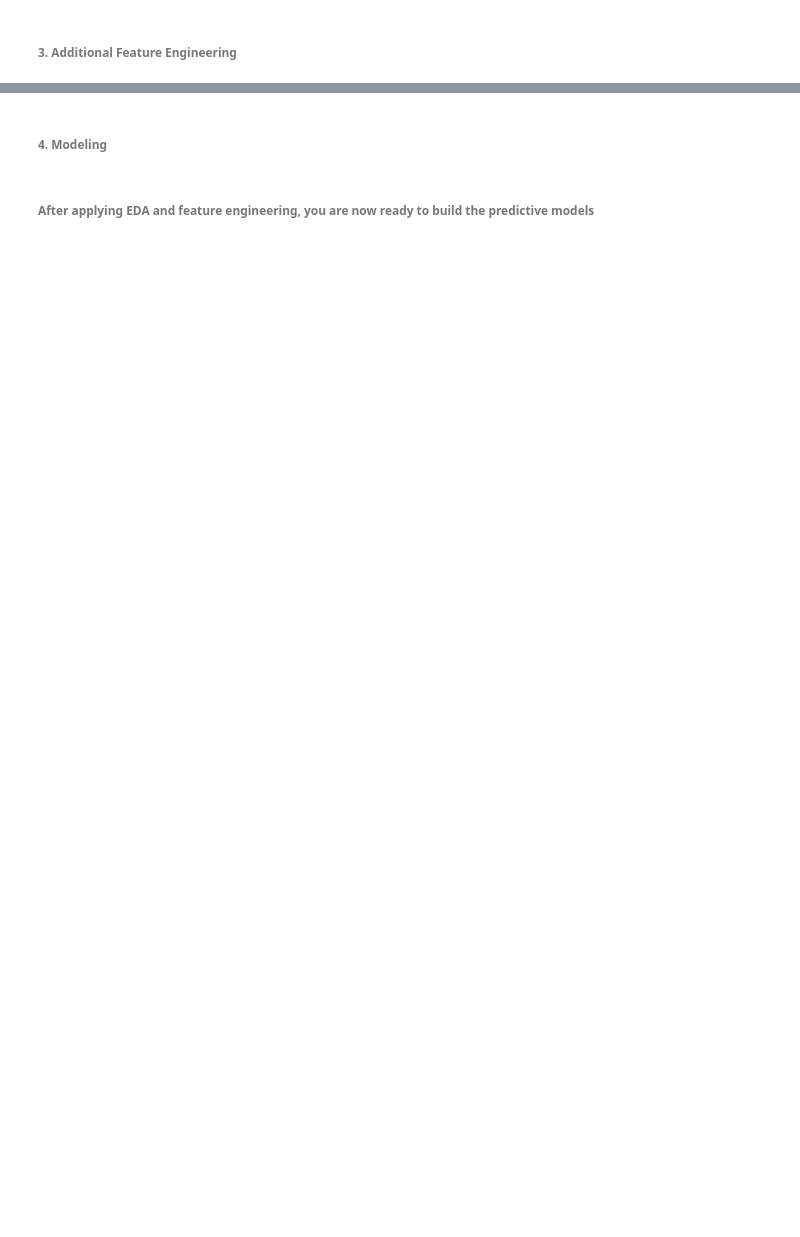
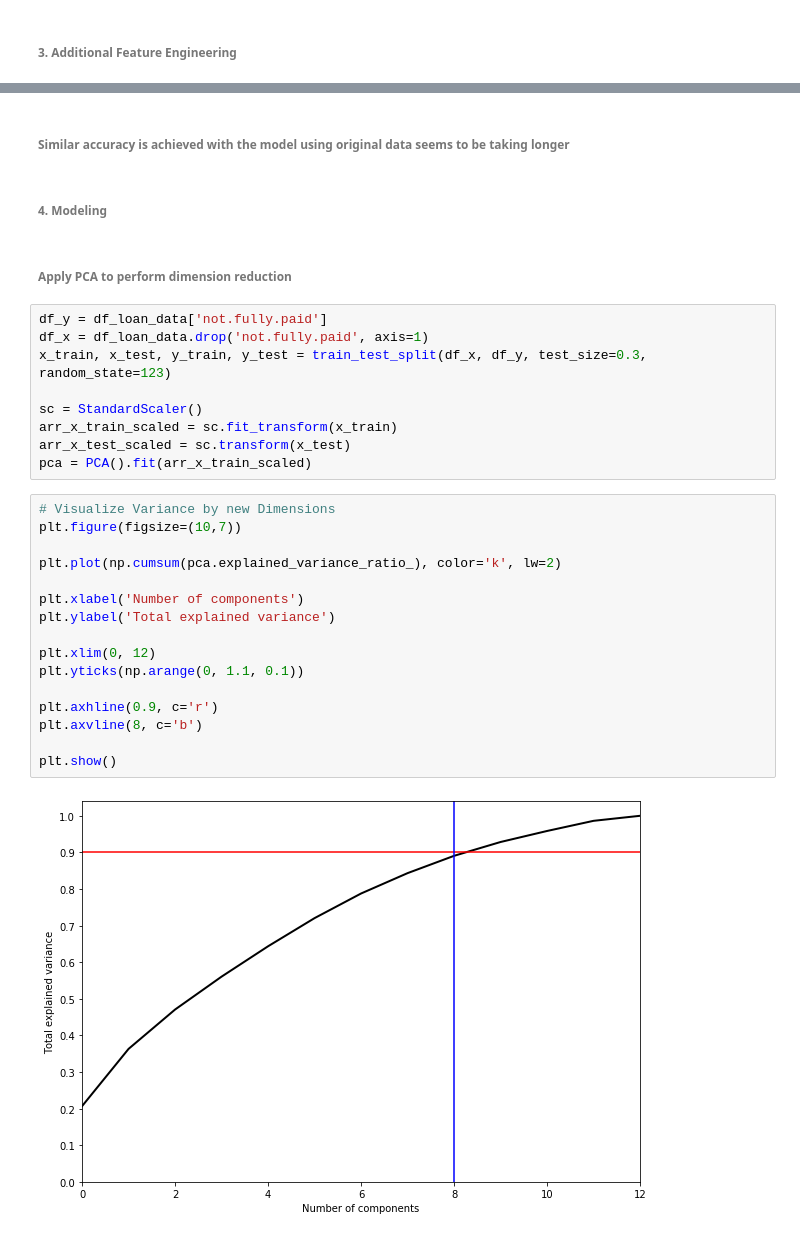
Before and after one commit to elismi/SimpliLearn, a Jupyter notebook: PGP AI/Course 5 - Deep Learning with Tensorflow and Keras/Project 1 - Lending Club Loan Data Analysis/Project 1 - Lending Club Loan Data Analysis.ipynb, the cells around one changed output, grey strips where cells are left out. Cells and saved outputs as stored; diff of their text form; blank space fills up the shorter version.

```diff
--- a/PGP AI/Course 5 - Deep Learning with Tensorflow and Keras/Project 1 - Lending Club Loan Data Analysis/Project 1 - Lending Club Loan Data Analysis.ipynb
+++ b/PGP AI/Course 5 - Deep Learning with Tensorflow and Keras/Project 1 - Lending Club Loan Data Analysis/Project 1 - Lending Club Loan Data Analysis.ipynb
@@ -136,4 +225,33 @@ plt.show()
+# %% [markdown]
+###### Similar accuracy is achieved with the model using original data seems to be taking longer
 # %% [markdown]
 ###### 4. Modeling
-# %% [markdown]
-###### After applying EDA and feature engineering, you are now ready to build the predictive models
+# %% [markdown]
+###### Apply PCA to perform dimension reduction
+# %%
+df_y = df_loan_data['not.fully.paid']
+df_x = df_loan_data.drop('not.fully.paid', axis=1)
+x_train, x_test, y_train, y_test = train_test_split(df_x, df_y, test_size=0.3, random_state=123)
+
+sc = StandardScaler()
+arr_x_train_scaled = sc.fit_transform(x_train)
+arr_x_test_scaled = sc.transform(x_test)
+pca = PCA().fit(arr_x_train_scaled)
+# %%
+# Visualize Variance by new Dimensions
+plt.figure(figsize=(10,7))
+
+plt.plot(np.cumsum(pca.explained_variance_ratio_), color='k', lw=2)
+
+plt.xlabel('Number of components')
+plt.ylabel('Total explained variance')
+
+plt.xlim(0, 12)
+plt.yticks(np.arange(0, 1.1, 0.1))
+
+plt.axhline(0.9, c='r')
+plt.axvline(8, c='b')
+
+plt.show()
+# %% [output]
+[figure, added]
```
Also changed, not shown: parts of 33 cells of this notebook, 2 other files.
